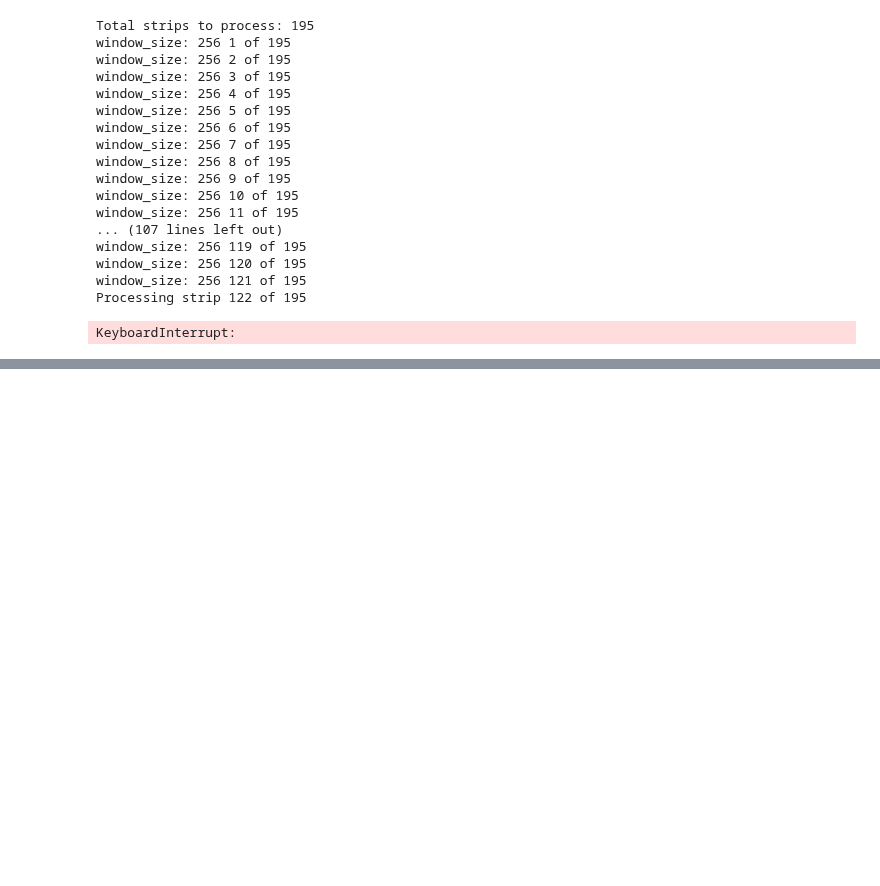
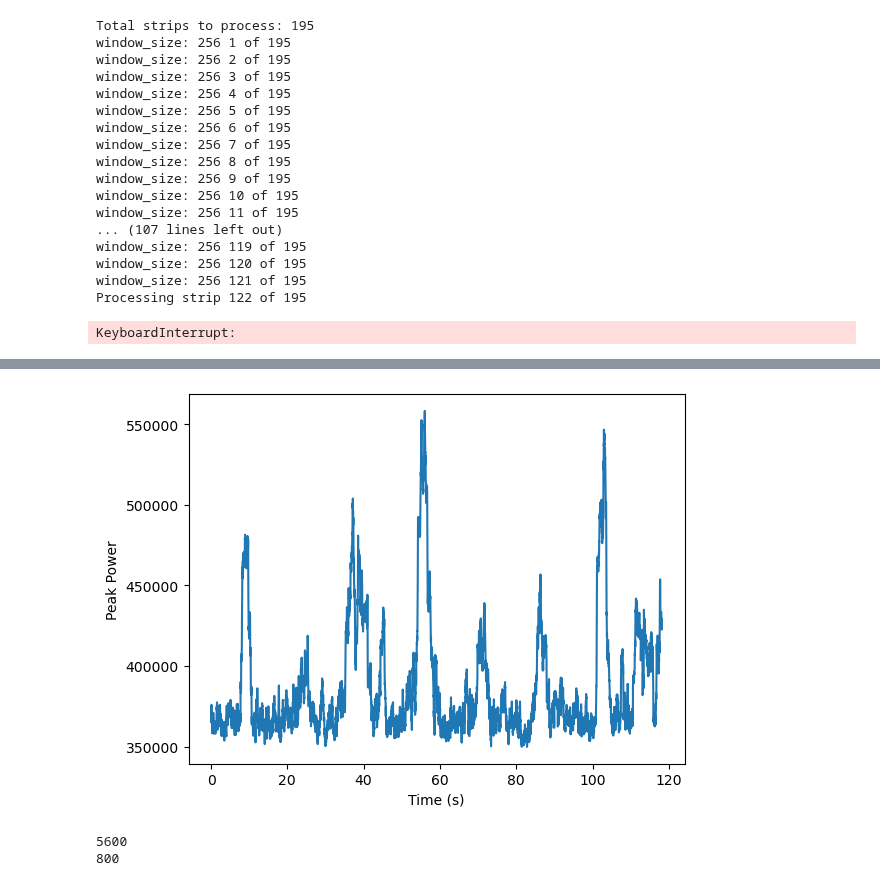
Before and after one commit to phoeberyder/atlas_rb, a Jupyter notebook: intelsat33edeb_spectrogram.ipynb, the cells around one changed output, grey strips where cells are left out. Drawn from its saved outputs; the diff is of its cells as text; code cells hidden in the pictures; blank space fills up the shorter version.

```diff
--- a/intelsat33edeb_spectrogram.ipynb
+++ b/intelsat33edeb_spectrogram.ipynb
@@ -753,0 +804,15 @@ KeyboardInterrupt:
+# %%
+peak_power = np.load('./Range rate compensation/peak_power_over_time_no_compensation.npy')
+# %%
+plt.plot(strip_time, peak_power)
+plt.xlabel('Time (s)')
+plt.ylabel('Peak Power')
+plt.show()
+# %% [output]
+[figure, added]
+# %%
+print(len(np.unique(peak_power)))
+print(len(np.unique(peak_power_1)))
+# %% [output]
+5600
+800
```
Also changed, not shown: parts of 26 cells of this notebook, 4 other files.
